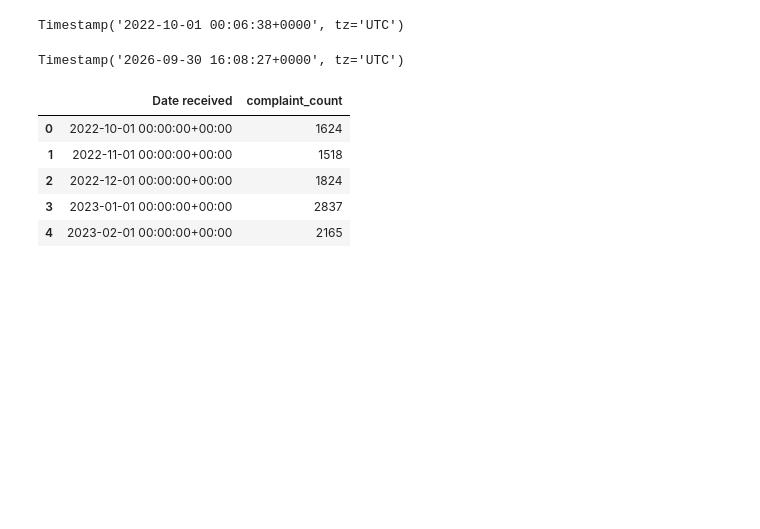
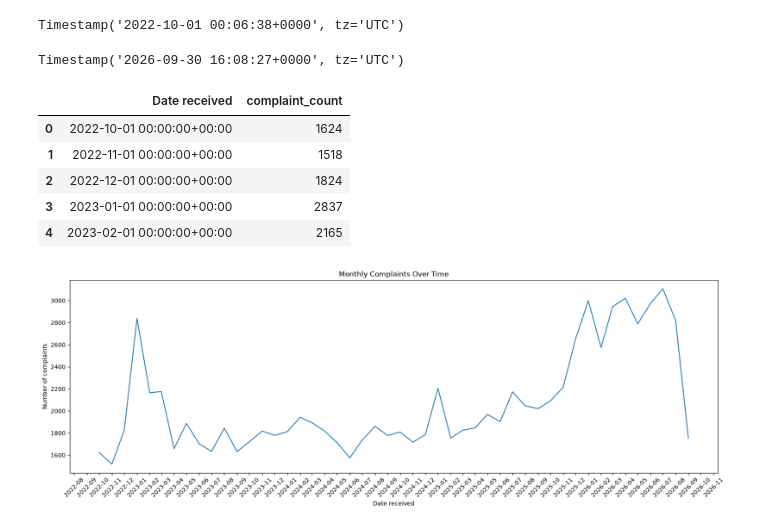
Before and after one commit to alanarroyo98/financial-services-complaints-analytics, a Jupyter notebook: notebooks/01_cfpb_eda.ipynb, the cells around one changed output. Cells and saved outputs as stored; diff of their text form; code cells hidden in the pictures; blank space fills up the shorter version.

Commit message:
Add complaint trend and issue analysis

```diff
--- a/notebooks/01_cfpb_eda.ipynb
+++ b/notebooks/01_cfpb_eda.ipynb
@@ -238,3 +261,15 @@ monthly_complaints.head()
 | 2 | 2022-12-01 00:00:00+00:00 | 1824 |
 | 3 | 2023-01-01 00:00:00+00:00 | 2837 |
 | 4 | 2023-02-01 00:00:00+00:00 | 2165 |
+# %%
+plt.figure(figsize=(20, 6))
+plt.plot(monthly_complaints["Date received"], monthly_complaints["complaint_count"])
+plt.xlabel("Date received")
+plt.ylabel("Number of complaints")
+plt.title("Monthly Complaints Over Time")
+plt.gca().xaxis.set_major_locator(mdates.MonthLocator(interval=1))
+plt.gca().xaxis.set_major_formatter(mdates.DateFormatter("%Y-%m"))
+plt.xticks(rotation=45)
+plt.show()
+# %% [output]
+[figure, added]
```
Also changed, not shown: parts of 13 cells of this notebook, 1 other file.
